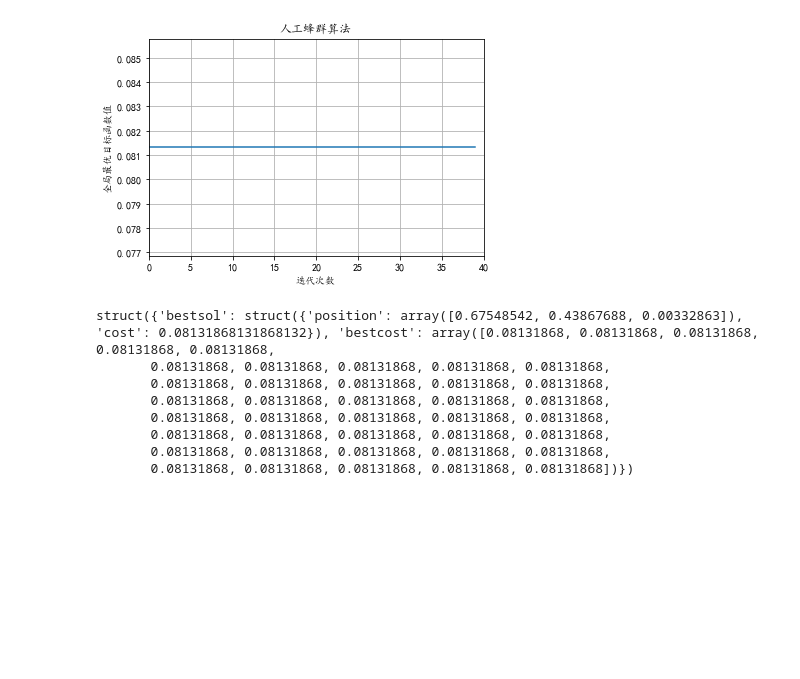
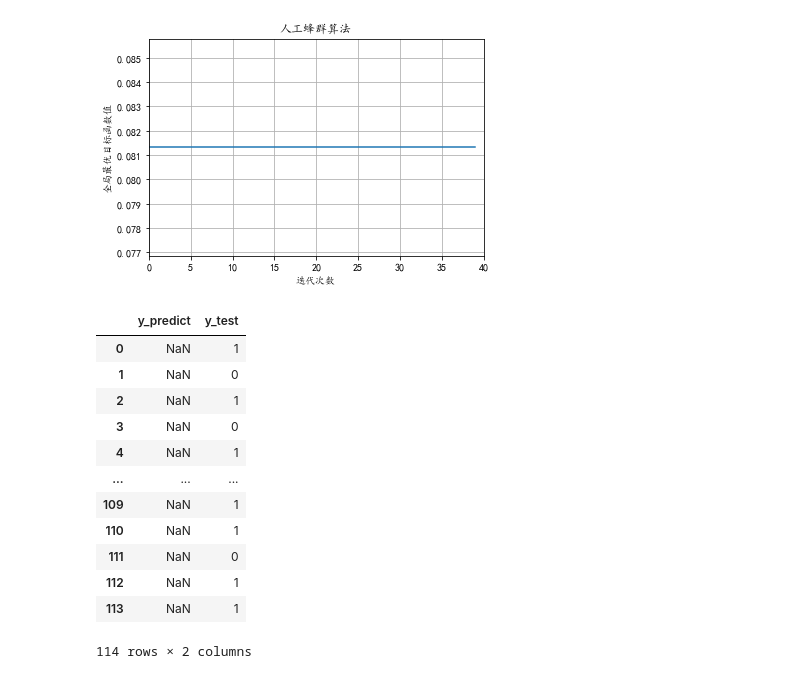
Before and after one commit to diligentliu/ensemble_selection, a Jupyter notebook: ensemble.ipynb, the cells around one changed output. Cells and saved outputs as stored; diff of their text form; code cells hidden in the pictures; blank space fills up the shorter version.

```diff
--- a/ensemble.ipynb
+++ b/ensemble.ipynb
@@ -399,14 +403,3 @@ Iteration 39: Best Cost = 0.08131868131868132
 最优解：struct({'position': array([0.67548542, 0.43867688, 0.00332863]), 'cost': 0.08131868131868132})
 运行时间：608.6593668460846s
 [figure]
-# %%
-out
-# %% [output]
-struct({'bestsol': struct({'position': array([0.67548542, 0.43867688, 0.00332863]), 'cost': 0.08131868131868132}), 'bestcost': array([0.08131868, 0.08131868, 0.08131868, 0.08131868, 0.08131868,
-       0.08131868, 0.08131868, 0.08131868, 0.08131868, 0.08131868,
-       0.08131868, 0.08131868, 0.08131868, 0.08131868, 0.08131868,
-       0.08131868, 0.08131868, 0.08131868, 0.08131868, 0.08131868,
-       0.08131868, 0.08131868, 0.08131868, 0.08131868, 0.08131868,
-       0.08131868, 0.08131868, 0.08131868, 0.08131868, 0.08131868,
-       0.08131868, 0.08131868, 0.08131868, 0.08131868, 0.08131868,
-       0.08131868, 0.08131868, 0.08131868, 0.08131868, 0.08131868])})
@@ -412,0 +421,16 @@ struct({'bestsol': struct({'position': array([0.67548542, 0.43867688, 0.00332863
+# %%
+df_y_predict
+# %% [output]
+|  | y_predict | y_test |
+| 0 | NaN | 1 |
+| 1 | NaN | 0 |
+| 2 | NaN | 1 |
+| 3 | NaN | 0 |
+| 4 | NaN | 1 |
+| ... | ... | ... |
+| 109 | NaN | 1 |
+| 110 | NaN | 1 |
+| 111 | NaN | 0 |
+| 112 | NaN | 1 |
+| 113 | NaN | 1 |
+114 rows × 2 columns
```
Also changed, not shown: parts of 20 cells of this notebook, 3 other files.
